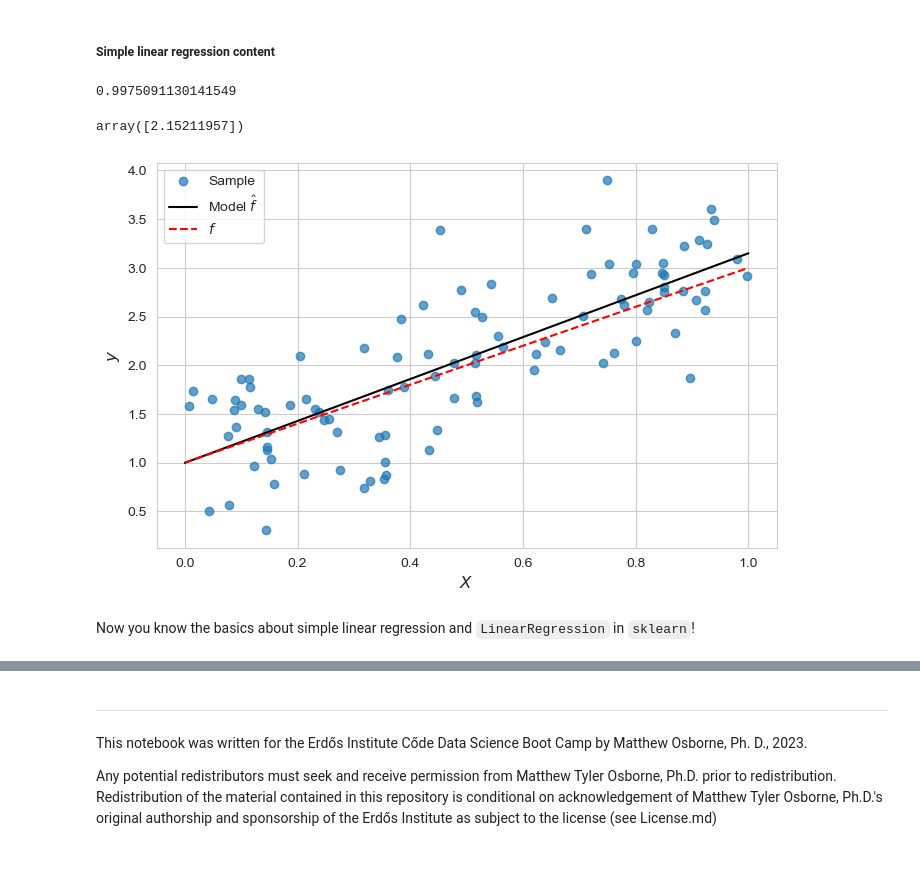
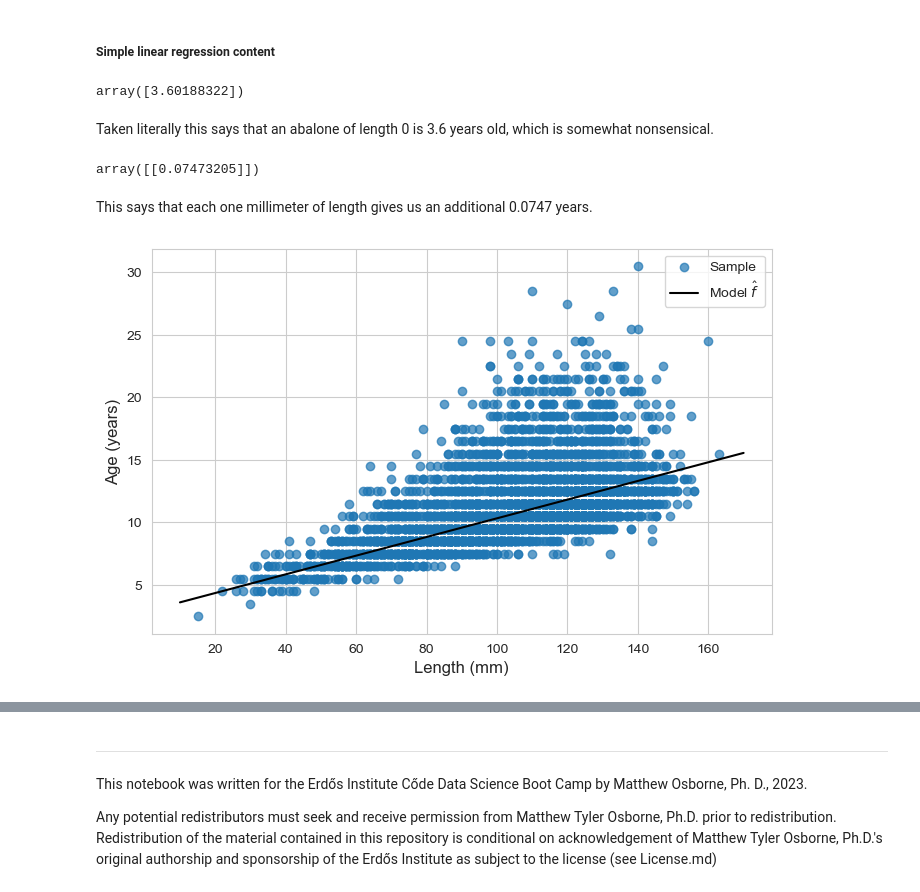
Before and after one commit to parabamoghv/Erdos_AU2024_copy, a Jupyter notebook: 02_regression_I/lecture/2_Simple_Linear_Regression_Complete.ipynb, the cells around one changed output, grey strips where cells are left out. Cells and saved outputs as stored; diff of their text form; code cells hidden in the pictures; blank space fills up the shorter version.

```diff
--- a/02_regression_I/lecture/2_Simple_Linear_Regression_Complete.ipynb
+++ b/02_regression_I/lecture/2_Simple_Linear_Regression_Complete.ipynb
@@ -93 +127,4 @@ y = 2*X + 1 + .5*np.random.randn(100)
+# %%
+X.loc[:,['Length', 'Diameter', 'Height', 'Whole_weight', 'Shucked_weight', 'Viscera_weight', 'Shell_weight']] *= 200
+y += 1.5
 # %%
@@ -113,6 +154,5 @@ from sklearn.linear_model import LinearRegression
 # %%
 ## Now we make an instance of the model
 ## To do this just call the name of the model class, LinearRegression()
-## Sometimes there are optional arguments, here we note that copy_X  and fit_intercept default to True
-## this ensures that the X array is hard copied prior to fitting
-slr = LinearRegression()
+
+model = LinearRegression()
@@ -173,8 +162,9 @@ array([[0.88594794],
 ## Now we fit the model
 ## this is typically model.fit(X, y)
 ## NOTE! X has to be a 2D array, think matrix or column vector
-## Thus we must use .reshape(-1,1), see the Python Prep numpy notebook
-slr.fit(X.reshape(-1,1), y)
+## either use X[['Length']] or X['Length'].reshape(-1,1)
+
+model.fit(X[['Length']], y)
 # %% [output]
 LinearRegression()
 # %% [markdown]
@@ -190,42 +182,37 @@ Those are the basic steps for most every `sklearn` model we will work with. Howe
 # %% [markdown]
 ##### Simple linear regression content
 # %%
-## We can look at beta_0_hat with .intercept_
-slr.intercept_
+## We can look at beta_0 with .intercept_
+model.intercept_
 # %% [output]
-0.9975091130141549
+array([3.60188322])
+# %% [markdown]
+Taken literally this says that an abalone of length 0 is 3.6 years old, which is somewhat nonsensical.
 # %%
-## We can look at beta_1_hat with .coef_
-slr.coef_
+## We can look at beta_1 with .coef_
+model.coef_
 # %% [output]
-array([2.15211957])
+array([[0.07473205]])
+# %% [markdown]
+This says that each one millimeter of length gives us an additional 0.0747 years.
 # %%
 ## Plotting the model with our sample
-
-## y = 2*X + 1 + .5*np.random.randn(100)
 plt.figure(figsize=(8,5))
 
-plt.scatter(X,
+plt.scatter(X['Length'],
             y,
             alpha=.7,
             label="Sample")
 
-plt.plot(np.linspace(0, 1, 100),
-         slr.predict(np.linspace(0, 1, 100).reshape(-1,1)),
+plt.plot(np.linspace(10, 170, 100),
+         model.predict(np.linspace(0, 160, 100).reshape(-1,1)),
          'k',
          label='Model $\hat{f}$')
 
-plt.plot(np.linspace(0,1,100),
-         2*np.linspace(0,1,100) + 1,
-         'r--',
-         label = "$f$")
-
 plt.legend(fontsize=10)
-plt.xlabel("$X$", fontsize=12)
-plt.ylabel("$y$", fontsize=12)
+plt.xlabel("Length (mm)", fontsize=12)
+plt.ylabel("Age (years)", fontsize=12)
 
 plt.show()
 # %% [output]
-[figure, old version]
+[figure, new version]
-# %% [markdown]
-Now you know the basics about simple linear regression and `LinearRegression` in `sklearn`!
```
Also changed, not shown: parts of 14 cells of this notebook, 2 other files.
